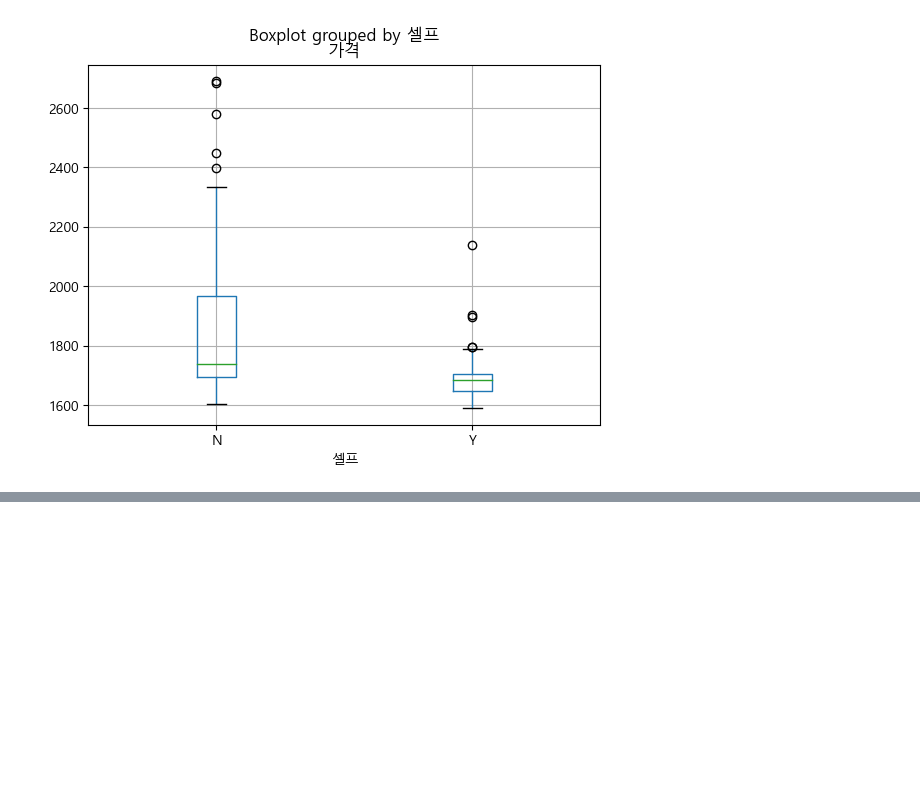
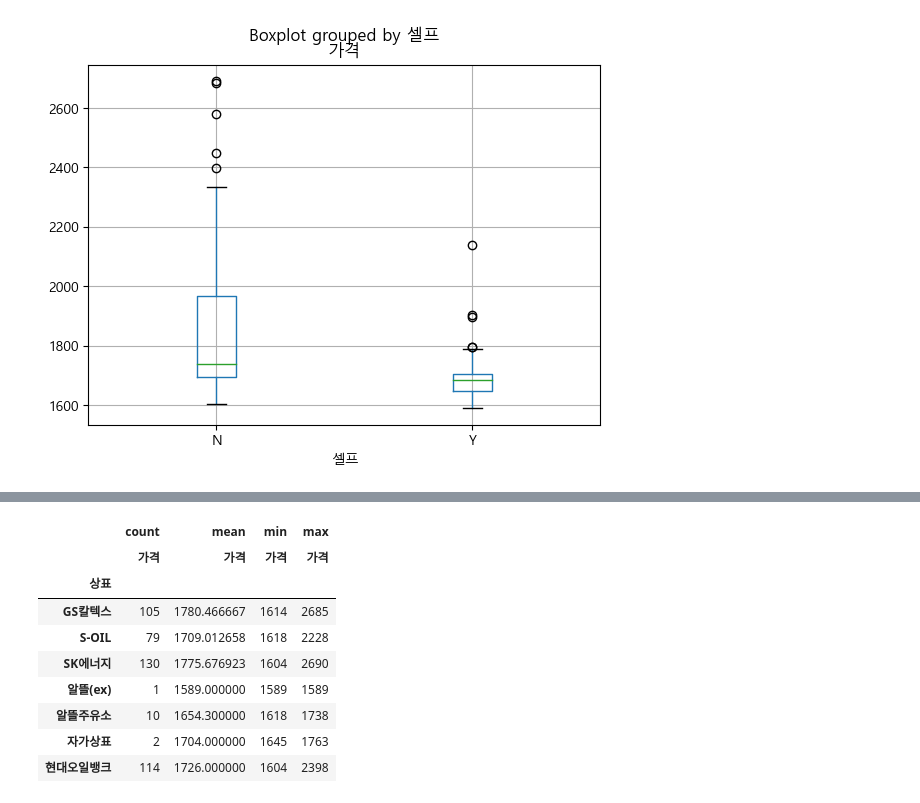
Before and after one commit to hyangshim/DataAnalysis_lecture-2023.04, a Jupyter notebook: 05.Crawling/15.Opinet.ipynb, the cells around one changed output, grey strips where cells are left out. Saved outputs shown, nothing was run; the diff lists cells and outputs as text; code cells hidden in the pictures; blank space fills up the shorter version.

```diff
--- a/05.Crawling/15.Opinet.ipynb
+++ b/05.Crawling/15.Opinet.ipynb
@@ -168,0 +193,13 @@ plt.show()
+# %%
+df.pivot_table('가격','상표',aggfunc=['count','mean','min','max'])
+# %% [output]
+|  | count | mean | min | max |
+|  | 가격 | 가격 | 가격 | 가격 |
+| 상표 |  |  |  |  |
+| GS칼텍스 | 105 | 1780.466667 | 1614 | 2685 |
+| S-OIL | 79 | 1709.012658 | 1618 | 2228 |
+| SK에너지 | 130 | 1775.676923 | 1604 | 2690 |
+| 알뜰(ex) | 1 | 1589.000000 | 1589 | 1589 |
+| 알뜰주유소 | 10 | 1654.300000 | 1618 | 1738 |
+| 자가상표 | 2 | 1704.000000 | 1645 | 1763 |
+| 현대오일뱅크 | 114 | 1726.000000 | 1604 | 2398 |
```
Also changed, not shown: parts of 8 cells of this notebook.
